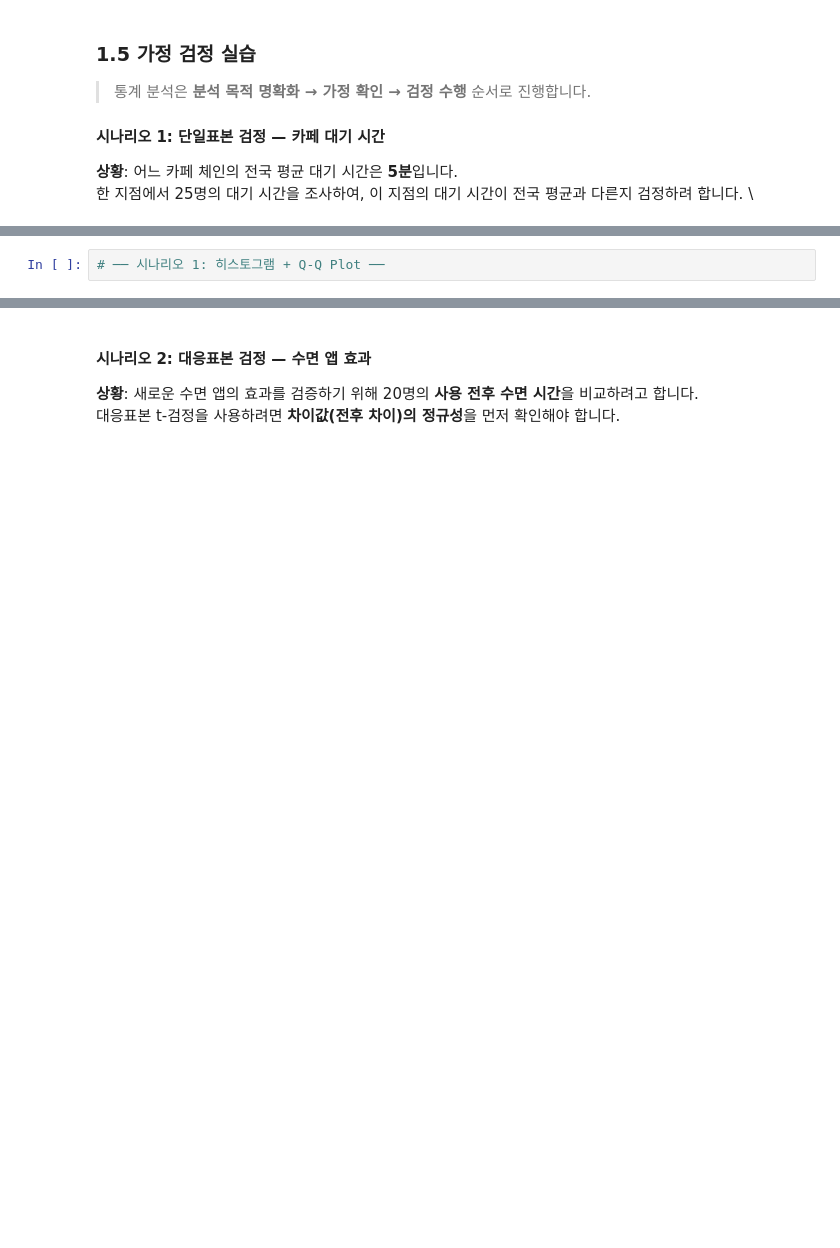
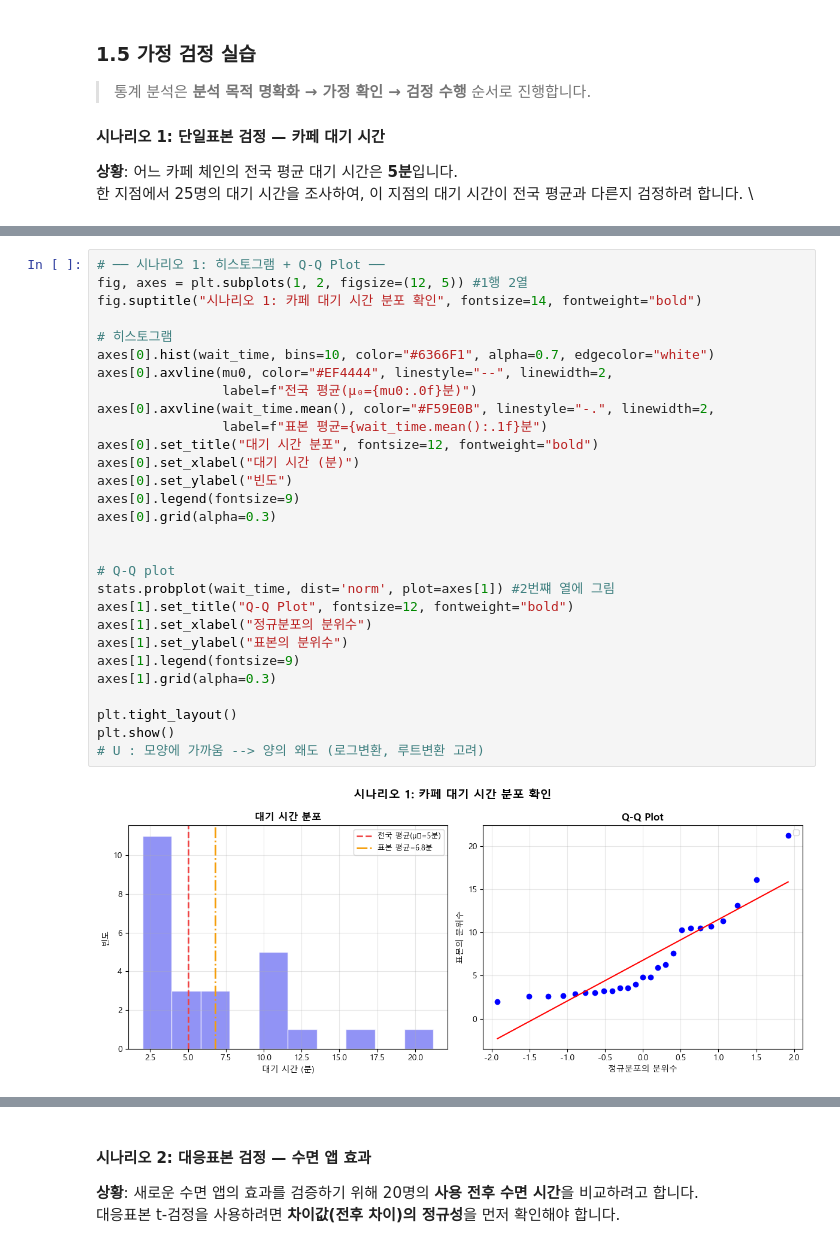
Before and after one commit to SeolMuah/statistics-practice-python, a Jupyter notebook: practice_04.ipynb, the cells around one changed output, grey strips where cells are left out. Drawn from its saved outputs; the diff is of its cells as text; blank space fills up the shorter version.

```diff
--- a/practice_04.ipynb
+++ b/practice_04.ipynb
@@ -217,4 +228,33 @@ print(f"  표본 중앙값: {np.median(wait_time):.1f}분")
 # %%
 # ── 시나리오 1: 히스토그램 + Q-Q Plot ──
+fig, axes = plt.subplots(1, 2, figsize=(12, 5)) #1행 2열
+fig.suptitle("시나리오 1: 카페 대기 시간 분포 확인", fontsize=14, fontweight="bold")
+
+# 히스토그램
+axes[0].hist(wait_time, bins=10, color="#6366F1", alpha=0.7, edgecolor="white")
+axes[0].axvline(mu0, color="#EF4444", linestyle="--", linewidth=2,
+                label=f"전국 평균(μ₀={mu0:.0f}분)")
+axes[0].axvline(wait_time.mean(), color="#F59E0B", linestyle="-.", linewidth=2,
+                label=f"표본 평균={wait_time.mean():.1f}분")
+axes[0].set_title("대기 시간 분포", fontsize=12, fontweight="bold")
+axes[0].set_xlabel("대기 시간 (분)")
+axes[0].set_ylabel("빈도")
+axes[0].legend(fontsize=9)
+axes[0].grid(alpha=0.3)
+
+
+# Q-Q plot
+stats.probplot(wait_time, dist='norm', plot=axes[1]) #2번쨰 열에 그림
+axes[1].set_title("Q-Q Plot", fontsize=12, fontweight="bold")
+axes[1].set_xlabel("정규분포의 분위수")
+axes[1].set_ylabel("표본의 분위수")
+axes[1].legend(fontsize=9)
+axes[1].grid(alpha=0.3)
+
+plt.tight_layout()
+plt.show()
+# U : 모양에 가까움 --> 양의 왜도 (로그변환, 루트변환 고려)
+# %% [output]
+[figure, added]
 # %%
 # ── 시나리오 1: 검정 방법 선택 + 효과크기 ──
```
Also changed, not shown: parts of 2 cells of this notebook, 2 other files.
